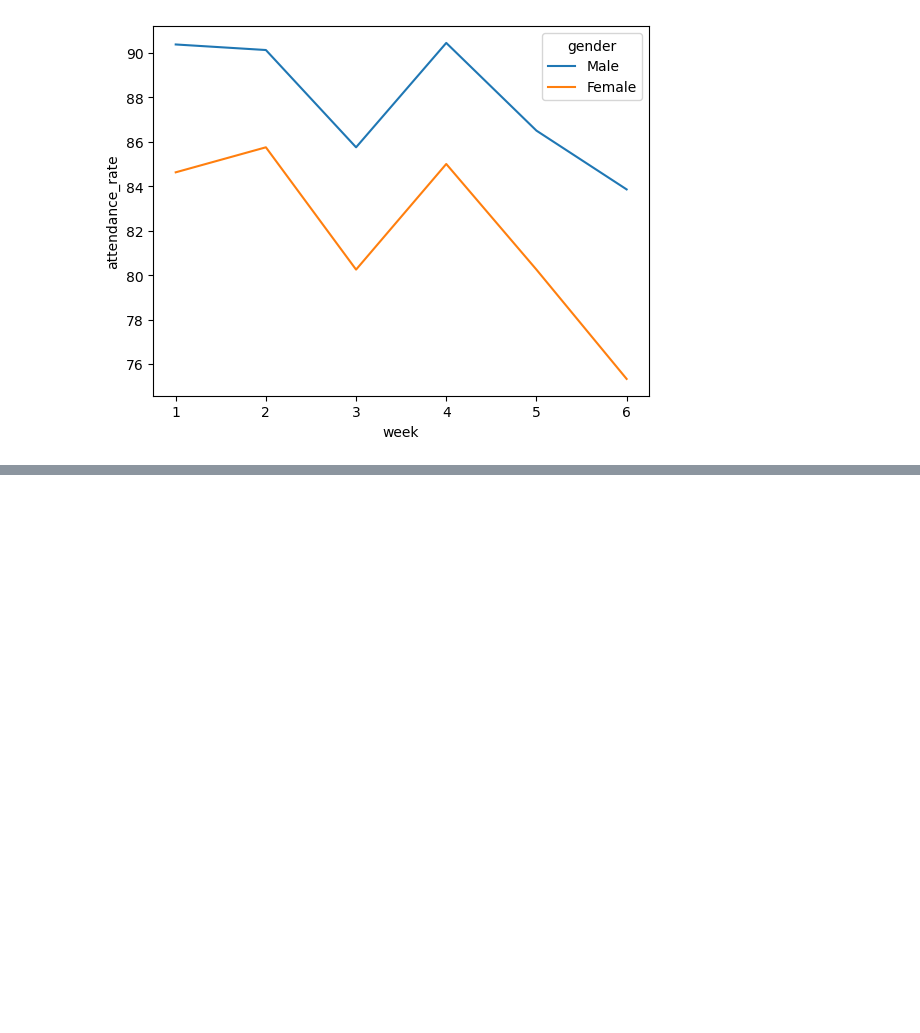
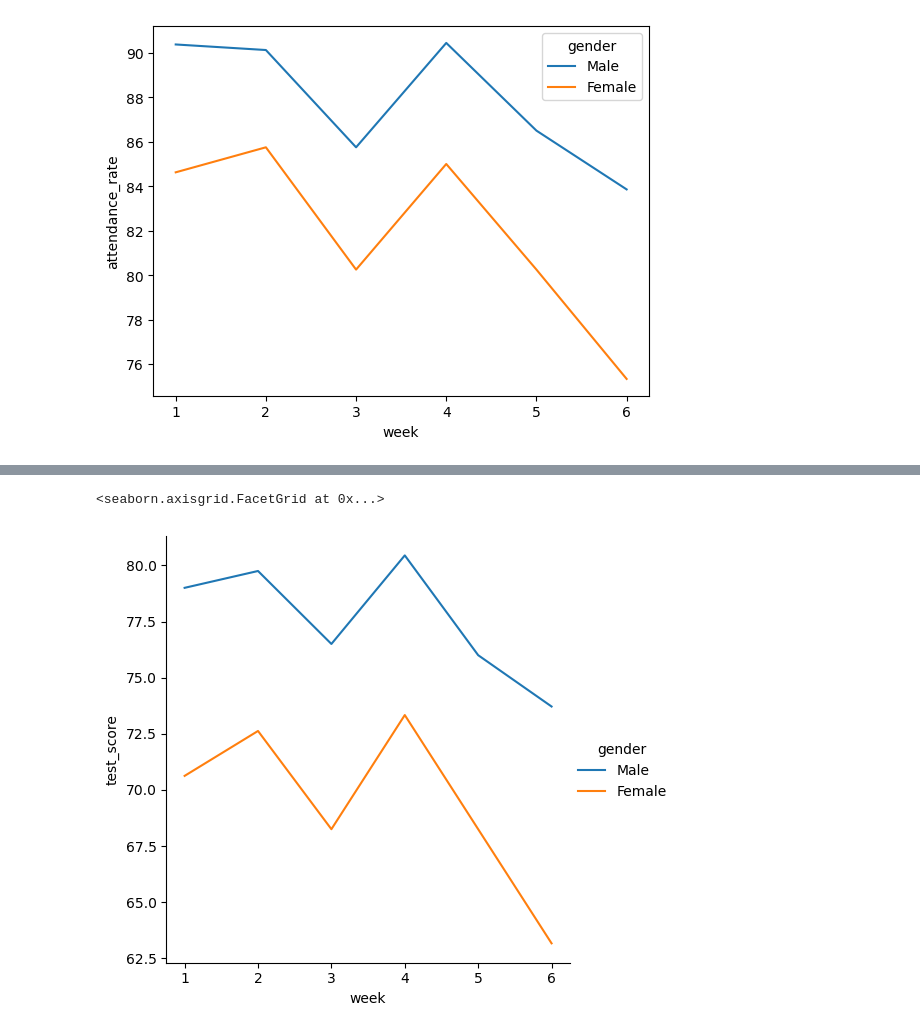
Before and after one commit to arman-hossain45/Phitrom_AI-ML, a Jupyter notebook: allModulePractice.ipynb, the cells around one changed output, grey strips where cells are left out. Cells and saved outputs as stored; diff of their text form; code cells hidden in the pictures; blank space fills up the shorter version.

```diff
--- a/allModulePractice.ipynb
+++ b/allModulePractice.ipynb
@@ -3296,0 +3304,5 @@ sns.lineplot(data=df,x='week',y='attendance_rate',errorbar=None,hue='gender')
+# %%
+sns.relplot(kind='line',data=df,x='week',y='test_score',errorbar=None,hue='gender')
+# %% [output]
+<seaborn.axisgrid.FacetGrid at 0x...>
+[figure, added]
```
Also changed, not shown: parts of 14 cells of this notebook.
